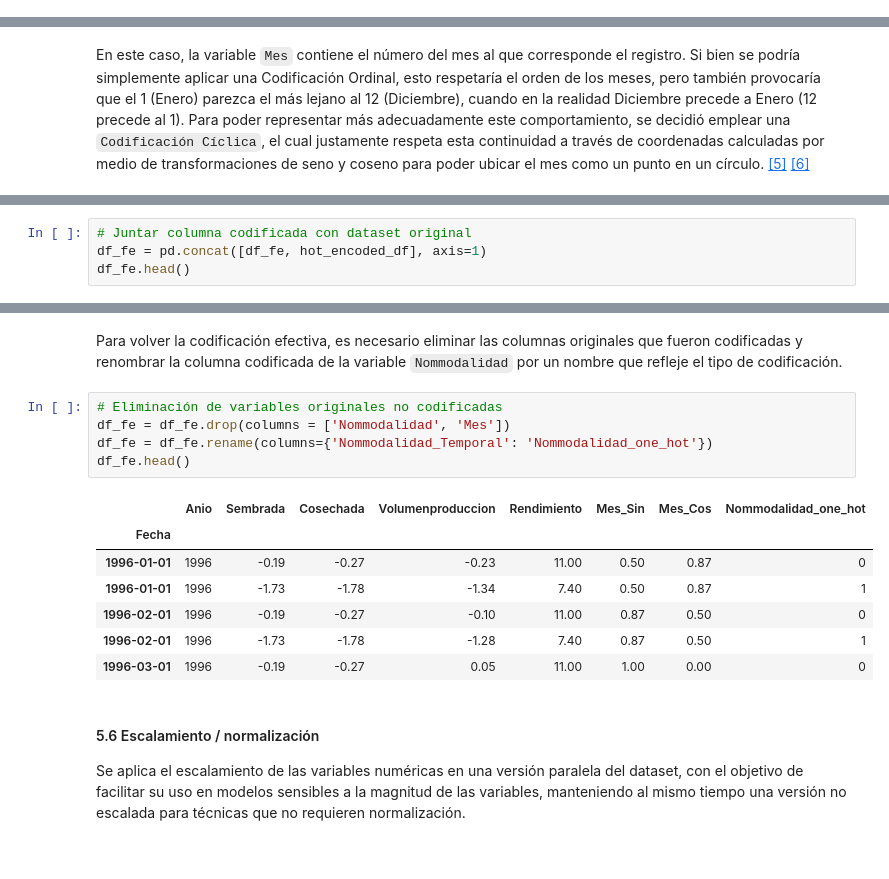
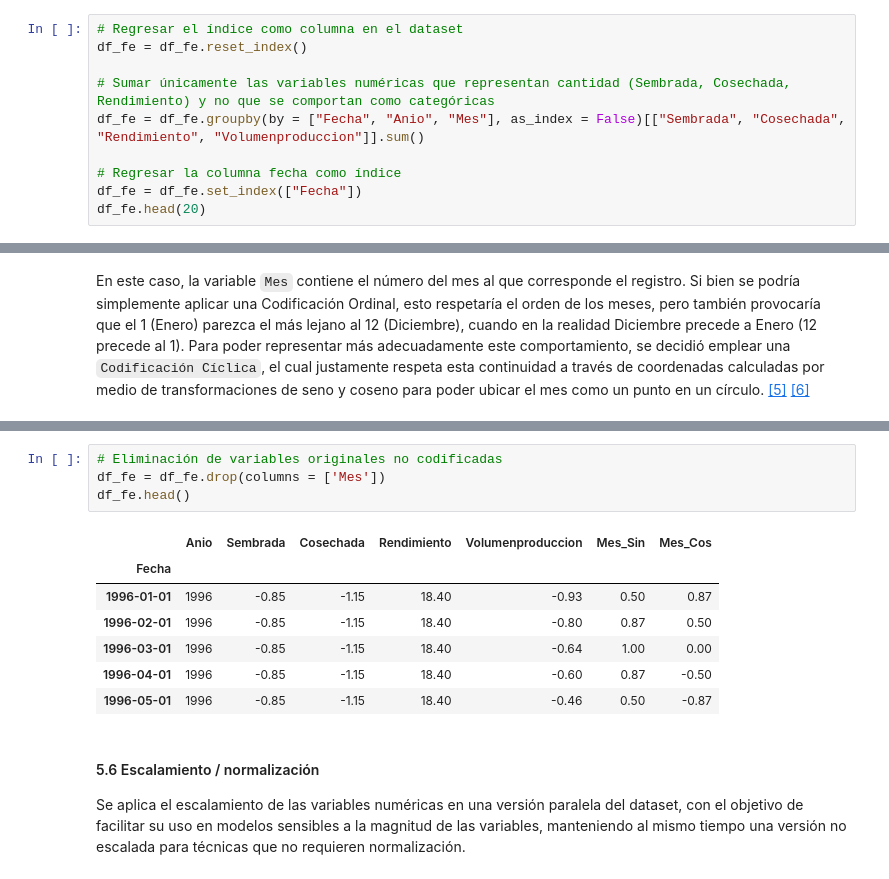
Before and after one commit to juan-pablo-lopez/tc5035-ene26-equipo29, a Jupyter notebook: Avance2.Equipo29.ipynb, the cells around one changed output, grey strips where cells are left out. Cells and saved outputs as stored; diff of their text form.

```diff
--- a/Avance2.Equipo29.ipynb
+++ b/Avance2.Equipo29.ipynb
@@ -773,0 +778,10 @@ for col, ax in zip(num_cols, axis):
+# %%
+# Regresar el índice como columna en el dataset
+df_fe = df_fe.reset_index()
+
+# Sumar únicamente las variables numéricas que representan cantidad (Sembrada, Cosechada, Rendimiento) y no que se comportan como categóricas
+df_fe = df_fe.groupby(by = ["Fecha", "Anio", "Mes"], as_index = False)[["Sembrada", "Cosechada", "Rendimiento", "Volumenproduccion"]].sum()
+
+# Regresar la columna fecha como índice
+df_fe = df_fe.set_index(["Fecha"])
+df_fe.head(20)
@@ -849,4 +848,0 @@ Para emplear esta codificación resultante, se tendrá que hacer un join entre e
-# %%
-# Juntar columna codificada con dataset original
-df_fe = pd.concat([df_fe, hot_encoded_df], axis=1)
-df_fe.head()
@@ -861,18 +849,15 @@ df_fe.head()
-# %% [markdown]
-Para volver la codificación efectiva, es necesario eliminar las columnas originales que fueron codificadas y renombrar la columna codificada de la variable `Nommodalidad` por un nombre que refleje el tipo de codificación.
 # %%
 # Eliminación de variables originales no codificadas
-df_fe = df_fe.drop(columns = ['Nommodalidad', 'Mes'])
-df_fe = df_fe.rename(columns={'Nommodalidad_Temporal': 'Nommodalidad_one_hot'})
+df_fe = df_fe.drop(columns = ['Mes'])
 df_fe.head()
 # %% [output]
-|  | Anio | Sembrada | Cosechada | Volumenproduccion | Rendimiento | Mes_Sin | Mes_Cos | Nommodalidad_one_hot |
-| Fecha |  |  |  |  |  |  |  |  |
-| 1996-01-01 | 1996 | -0.19 | -0.27 | -0.23 | 11.00 | 0.50 | 0.87 | 0 |
-| 1996-01-01 | 1996 | -1.73 | -1.78 | -1.34 | 7.40 | 0.50 | 0.87 | 1 |
-| 1996-02-01 | 1996 | -0.19 | -0.27 | -0.10 | 11.00 | 0.87 | 0.50 | 0 |
-| 1996-02-01 | 1996 | -1.73 | -1.78 | -1.28 | 7.40 | 0.87 | 0.50 | 1 |
-| 1996-03-01 | 1996 | -0.19 | -0.27 | 0.05 | 11.00 | 1.00 | 0.00 | 0 |
+|  | Anio | Sembrada | Cosechada | Rendimiento | Volumenproduccion | Mes_Sin | Mes_Cos |
+| Fecha |  |  |  |  |  |  |  |
+| 1996-01-01 | 1996 | -0.85 | -1.15 | 18.40 | -0.93 | 0.50 | 0.87 |
+| 1996-02-01 | 1996 | -0.85 | -1.15 | 18.40 | -0.80 | 0.87 | 0.50 |
+| 1996-03-01 | 1996 | -0.85 | -1.15 | 18.40 | -0.64 | 1.00 | 0.00 |
+| 1996-04-01 | 1996 | -0.85 | -1.15 | 18.40 | -0.60 | 0.87 | -0.50 |
+| 1996-05-01 | 1996 | -0.85 | -1.15 | 18.40 | -0.46 | 0.50 | -0.87 |
 # %% [markdown]
 #### 5.6 Escalamiento / normalización
 
```
Also changed, not shown: parts of 25 cells of this notebook, 8 other files.
